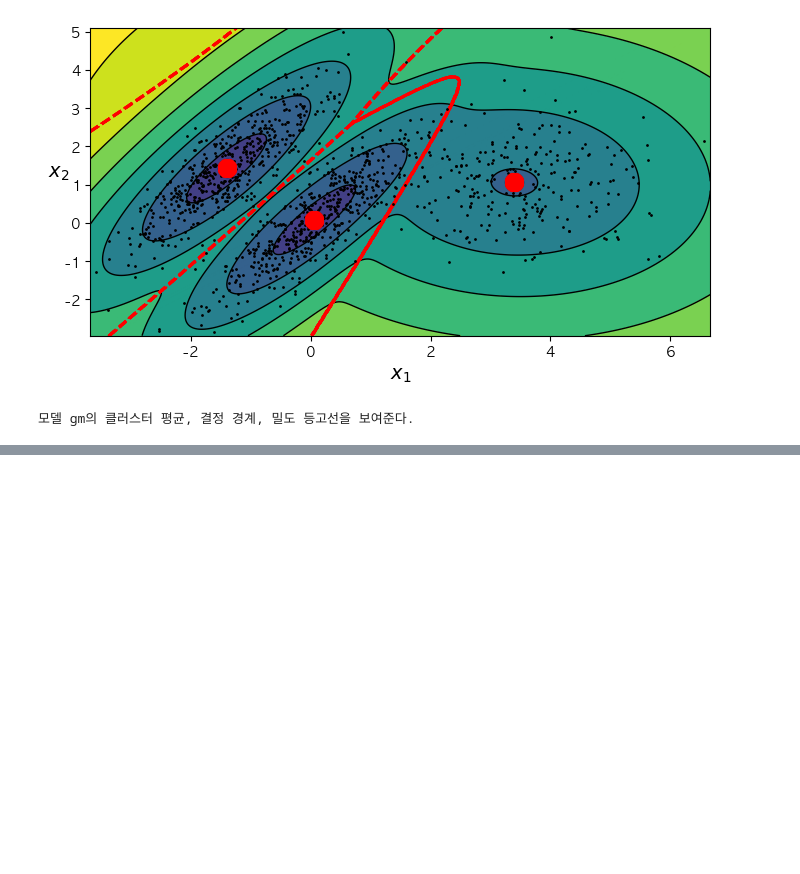
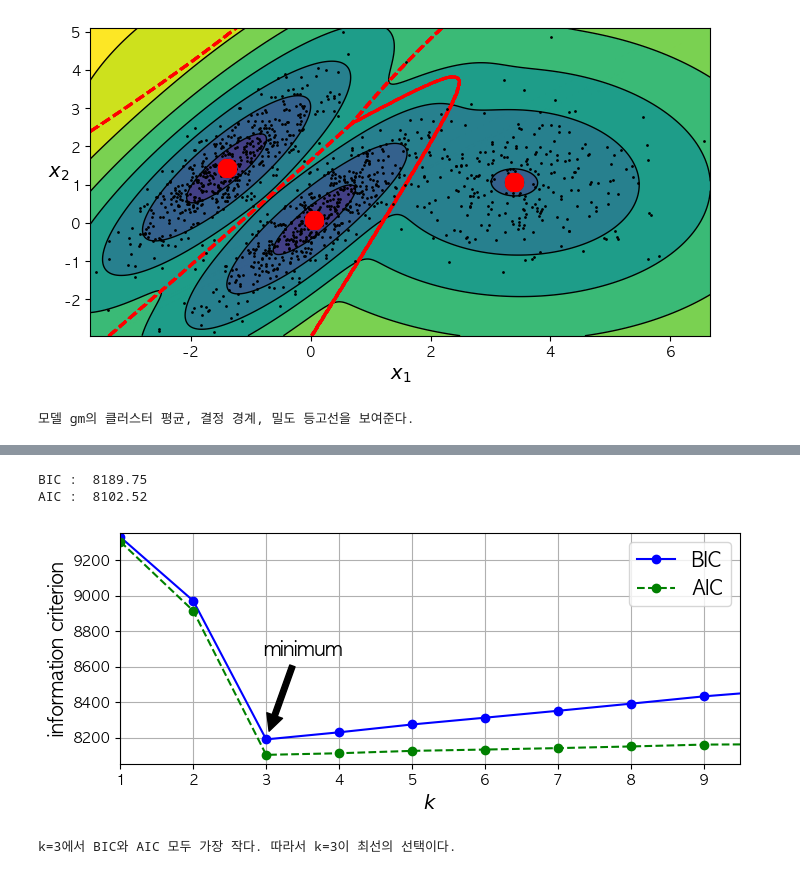
Before and after one commit to junyoung11/Hands-On-ML, a Jupyter notebook: 혜빈/9.unsupervised_learning.ipynb, the cells around one changed output, grey strips where cells are left out. Drawn from its saved outputs; the diff is of its cells as text; code cells hidden in the pictures; blank space fills up the shorter version.

```diff
--- a/혜빈/9.unsupervised_learning.ipynb
+++ b/혜빈/9.unsupervised_learning.ipynb
@@ -690,0 +784,29 @@ print("모델 gm의 클러스터 평균, 결정 경계, 밀도 등고선을 보
+# %%
+print("BIC : ", gm.bic(X).round(2))
+print("AIC : ", gm.aic(X).round(2))
+# %% [output]
+BIC :  8189.75
+AIC :  8102.52
+# %%
+# k에 대한 BIC, AIC 변화
+gms_per_k = [GaussianMixture(n_components=k, n_init=10, random_state=42).fit(X)
+             for k in range(1, 11)]
+bics = [model.bic(X) for model in gms_per_k]
+aics = [model.aic(X) for model in gms_per_k]
+
+plt.figure(figsize=(8, 3))
+plt.plot(range(1, 11), bics, "bo-", label="BIC")
+plt.plot(range(1, 11), aics, "go--", label="AIC")
+plt.xlabel("$k$")
+plt.ylabel("information criterion")
+plt.axis([1, 9.5, min(aics) - 50, max(aics) + 50])
+plt.annotate("", xy=(3, bics[2]), xytext=(3.4, 8650),
+             arrowprops=dict(facecolor='black', shrink=0.1))
+plt.text(3.5, 8660, "minimum", horizontalalignment="center")
+plt.legend()
+plt.grid()
+plt.show()
+print("k=3에서 BIC와 AIC 모두 가장 작다. 따라서 k=3이 최선의 선택이다.")
+# %% [output]
+[figure, added]
+k=3에서 BIC와 AIC 모두 가장 작다. 따라서 k=3이 최선의 선택이다.
```
Also changed, not shown: parts of 14 cells of this notebook, 1 other file.
